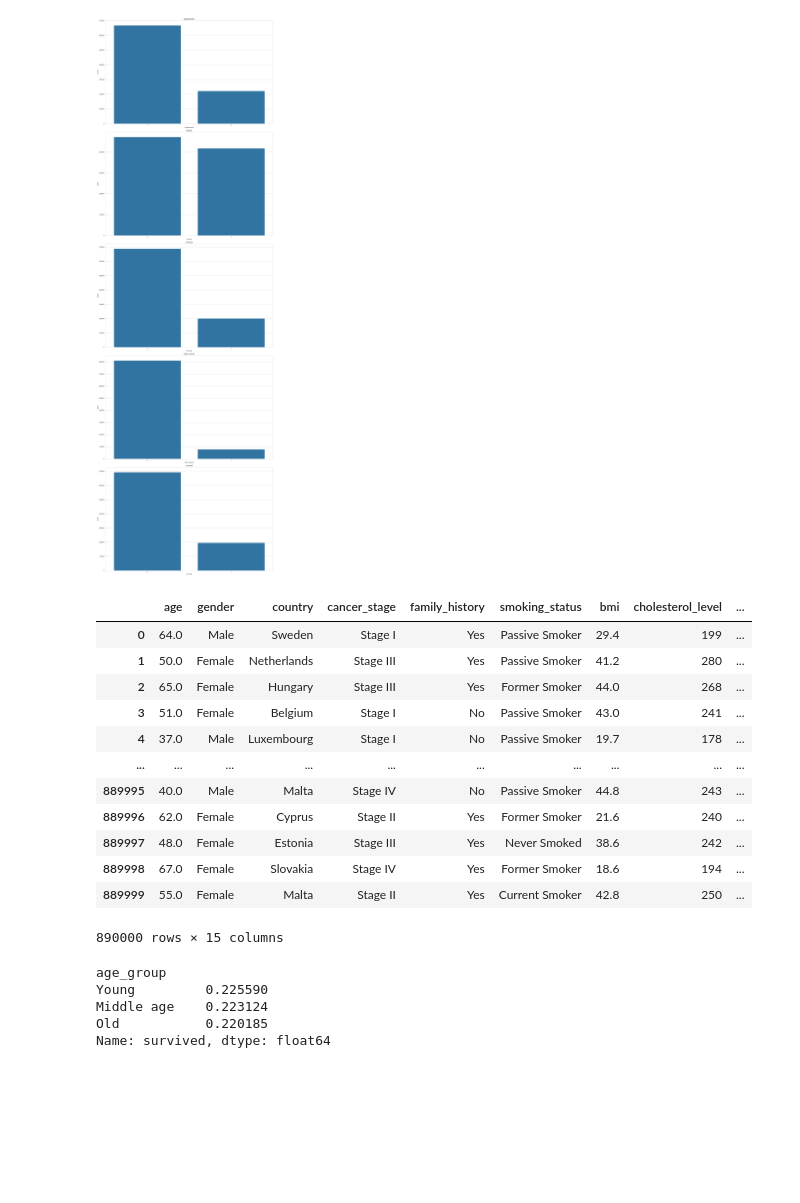
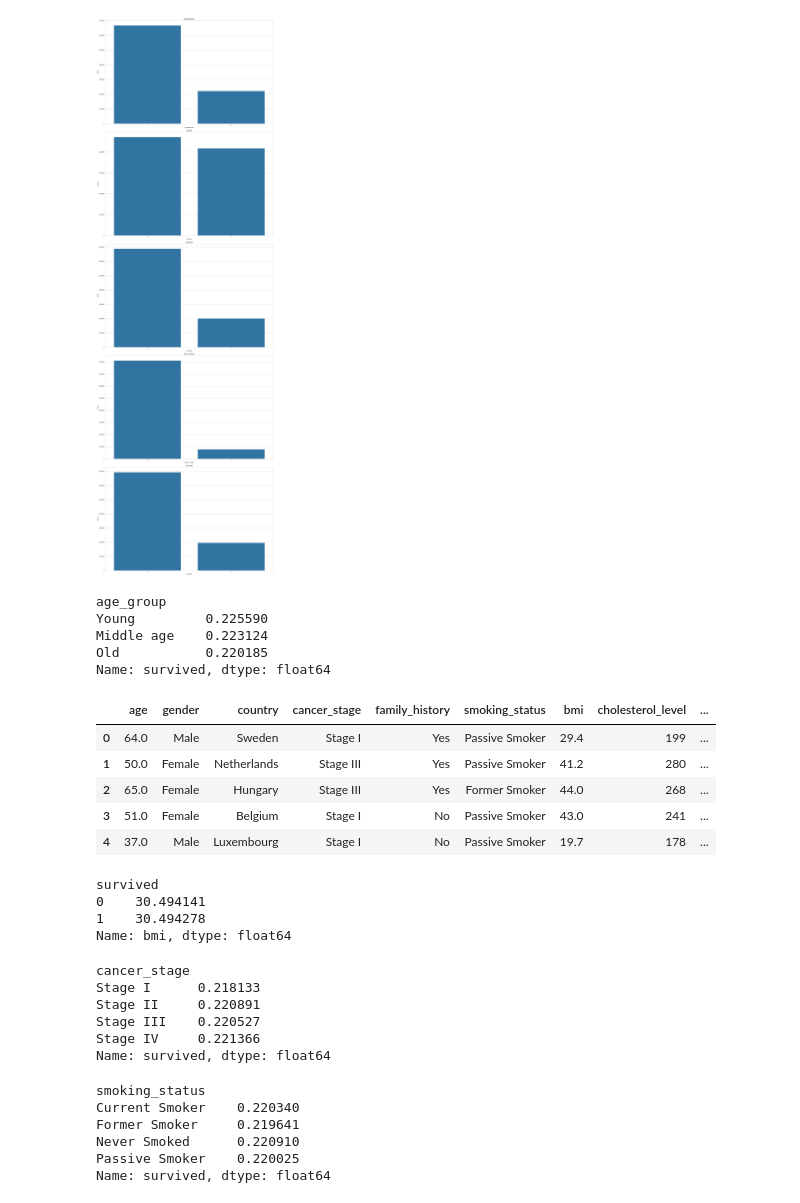
Before and after one commit to rahul-1419/gitVSPython, a Jupyter notebook: Projects/Lung_cancer/Sheet_1.ipynb, the cells around one changed output. Cells and saved outputs as stored; diff of their text form; code cells hidden in the pictures; blank space fills up the shorter version.

```diff
--- a/Projects/Lung_cancer/Sheet_1.ipynb
+++ b/Projects/Lung_cancer/Sheet_1.ipynb
@@ -148,22 +148,6 @@ plt.tight_layout()
 plt.show()
 # %% [output]
 [figure]
-# %%
-df
-# %% [output]
-|  | age | gender | country | cancer_stage | family_history | smoking_status | bmi | cholesterol_level | ... |
-| 0 | 64.0 | Male | Sweden | Stage I | Yes | Passive Smoker | 29.4 | 199 | ... |
-| 1 | 50.0 | Female | Netherlands | Stage III | Yes | Passive Smoker | 41.2 | 280 | ... |
-| 2 | 65.0 | Female | Hungary | Stage III | Yes | Former Smoker | 44.0 | 268 | ... |
-| 3 | 51.0 | Female | Belgium | Stage I | No | Passive Smoker | 43.0 | 241 | ... |
-| 4 | 37.0 | Male | Luxembourg | Stage I | No | Passive Smoker | 19.7 | 178 | ... |
-| ... | ... | ... | ... | ... | ... | ... | ... | ... | ... |
-| 889995 | 40.0 | Male | Malta | Stage IV | No | Passive Smoker | 44.8 | 243 | ... |
-| 889996 | 62.0 | Female | Cyprus | Stage II | Yes | Former Smoker | 21.6 | 240 | ... |
-| 889997 | 48.0 | Female | Estonia | Stage III | Yes | Never Smoked | 38.6 | 242 | ... |
-| 889998 | 67.0 | Female | Slovakia | Stage IV | Yes | Former Smoker | 18.6 | 194 | ... |
-| 889999 | 55.0 | Female | Malta | Stage II | Yes | Current Smoker | 42.8 | 250 | ... |
-890000 rows × 15 columns
 # %%
 def age_category(age):
     if age <= 30:
@@ -183,3 +167,37 @@ Young         0.225590
 Middle age    0.223124
 Old           0.220185
 Name: survived, dtype: float64
+# %%
+df.head()
+# %% [output]
+|  | age | gender | country | cancer_stage | family_history | smoking_status | bmi | cholesterol_level | ... |
+| 0 | 64.0 | Male | Sweden | Stage I | Yes | Passive Smoker | 29.4 | 199 | ... |
+| 1 | 50.0 | Female | Netherlands | Stage III | Yes | Passive Smoker | 41.2 | 280 | ... |
+| 2 | 65.0 | Female | Hungary | Stage III | Yes | Former Smoker | 44.0 | 268 | ... |
+| 3 | 51.0 | Female | Belgium | Stage I | No | Passive Smoker | 43.0 | 241 | ... |
+| 4 | 37.0 | Male | Luxembourg | Stage I | No | Passive Smoker | 19.7 | 178 | ... |
+# %%
+df.groupby('survived')['bmi'].mean()
+# %% [output]
+survived
+0    30.494141
+1    30.494278
+Name: bmi, dtype: float64
+# %%
+df.groupby('cancer_stage')['survived'].mean()
+# %% [output]
+cancer_stage
+Stage I      0.218133
+Stage II     0.220891
+Stage III    0.220527
+Stage IV     0.221366
+Name: survived, dtype: float64
+# %%
+df.groupby('smoking_status')['survived'].mean()
+# %% [output]
+smoking_status
+Current Smoker    0.220340
+Former Smoker     0.219641
+Never Smoked      0.220910
+Passive Smoker    0.220025
+Name: survived, dtype: float64
```
Also changed, not shown: parts of 5 cells of this notebook, 46 other files.
